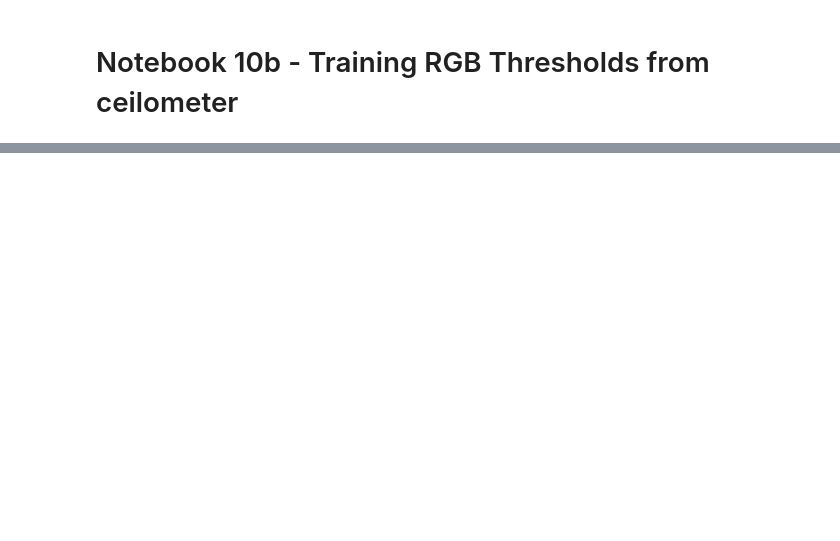
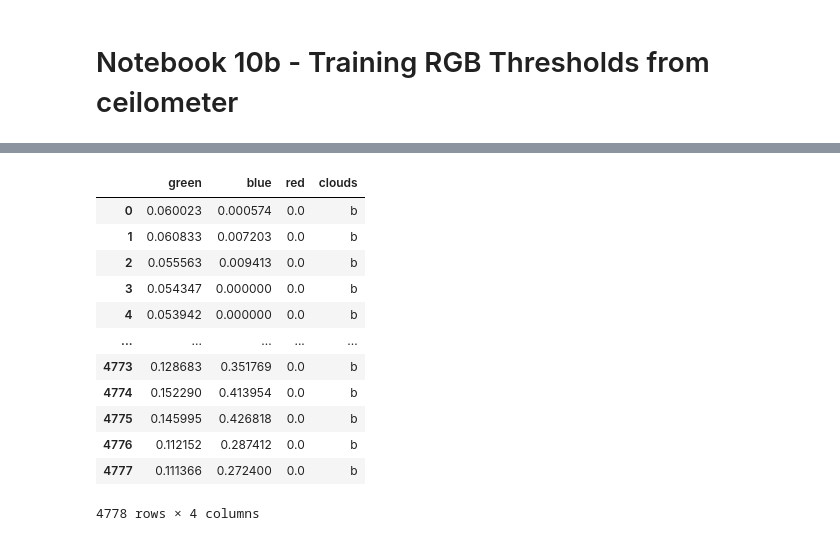
Before and after one commit to clinton-alden/goes_clouds, a Jupyter notebook: analysis/10b_ceil_rgb_model.ipynb, the cells around one changed output, grey strips where cells are left out. Drawn from its saved outputs; the diff is of its cells as text; code cells hidden in the pictures; blank space fills up the shorter version.

```diff
--- a/analysis/10b_ceil_rgb_model.ipynb
+++ b/analysis/10b_ceil_rgb_model.ipynb
@@ -187,0 +336,20 @@ ValueError: With n_samples=0, test_size=0.3 and train_size=None, the resulting t
+# %%
+path = '/storage/cdalden/goes/washington/goes17/rgb_composite/'
+file = 'fhl_camera_goes_pixel_20220713_20220930.csv'
+
+df = pd.read_csv(path + file)
+df
+# %% [output]
+|  | green | blue | red | clouds |
+| 0 | 0.060023 | 0.000574 | 0.0 | b |
+| 1 | 0.060833 | 0.007203 | 0.0 | b |
+| 2 | 0.055563 | 0.009413 | 0.0 | b |
+| 3 | 0.054347 | 0.000000 | 0.0 | b |
+| 4 | 0.053942 | 0.000000 | 0.0 | b |
+| ... | ... | ... | ... | ... |
+| 4773 | 0.128683 | 0.351769 | 0.0 | b |
+| 4774 | 0.152290 | 0.413954 | 0.0 | b |
+| 4775 | 0.145995 | 0.426818 | 0.0 | b |
+| 4776 | 0.112152 | 0.287412 | 0.0 | b |
+| 4777 | 0.111366 | 0.272400 | 0.0 | b |
+4778 rows × 4 columns
```
Also changed, not shown: parts of 13 cells of this notebook, 9 other files.
